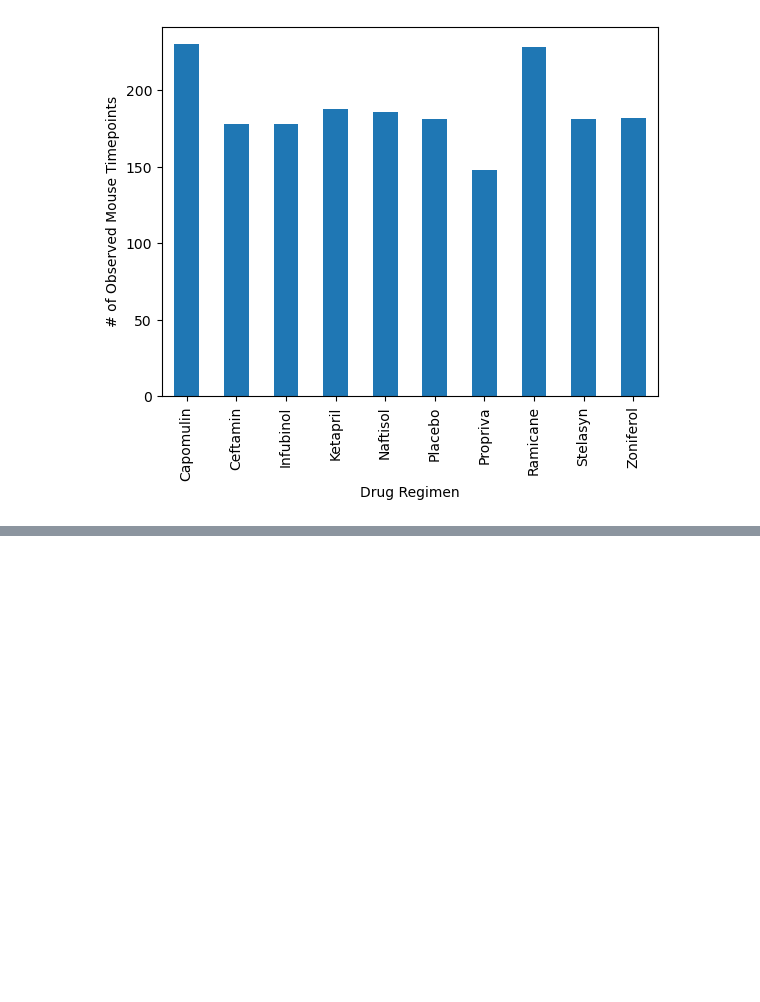
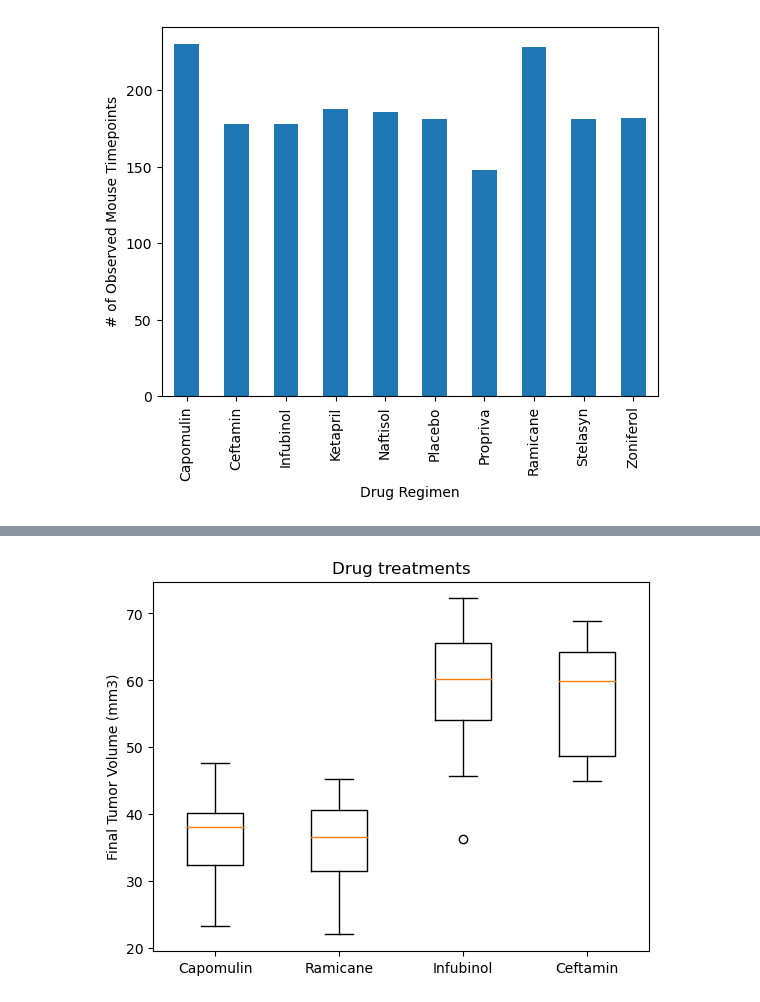
Before and after one commit to zekoNinja/pymaceuticals-Challenge, a Jupyter notebook: pymaceuticals_final.ipynb, the cells around one changed output, grey strips where cells are left out. Drawn from its saved outputs; the diff is of its cells as text; code cells hidden in the pictures; blank space fills up the shorter version.

```diff
--- a/pymaceuticals_final.ipynb
+++ b/pymaceuticals_final.ipynb
@@ -200,0 +247,30 @@ Name: Mouse ID, dtype: int64
+# %%
+# Put treatments into a list for for loop (and later for plot labels)
+Treatments = [ "Capomulin", "Ramicane", "Infubinol", "Ceftamin"]
+
+# Create empty list to fill with tumor vol data (for plotting)
+tumor_fina_vol_data= []
+
+
+for treatments in Treatments:
+
+    # Locate the rows which contain mice on each drug and get the tumor volumes
+    last_volume_df = new_merged_data.loc[new_merged_data["Drug Regimen"]== treatments, "Tumor Volume (mm3)"]
+
+    #Adding final volume for each treatment into the new list
+    tumor_fina_vol_data.append(last_volume_df)
+
+
+# Calculate the IQR and quantitatively determine if there are any potential outliers.
+    quartiles = last_volume_df.quantile([0.25,.5,.75])
+    lower_quart = quartiles[0.25]
+    upper_quart = quartiles[0.75]
+    inter_q = upper_quart-lower_quart
+    Lower_Bound = lower_quart - (1.5*inter_q)
+    upper_Bound = upper_quart + (1.5*inter_q)
+
+    outliers_volume = last_volume_df.loc[(last_volume_df<Lower_Bound) | (last_volume_df > upper_Bound)]
+
+    print(f"{treatments} Potential outlier is: {outliers_volume} ")
+
+    # Determine outliers using upper and lower bound
@@ -200,0 +283,9 @@ Name: Mouse ID, dtype: int64
+# %%
+# Generate a box plot that shows the distrubution of the tumor volume for each treatment group.
+fig1, ax1 = plt.subplots()
+ax1.set_title('Drug treatments')
+ax1.set_ylabel('Final Tumor Volume (mm3)')
+ax1.boxplot(tumor_fina_vol_data, labels=Treatments)
+plt.show()
+# %% [output]
+[figure, added]
```
Also changed, not shown: parts of 29 cells of this notebook, 1 other file.
